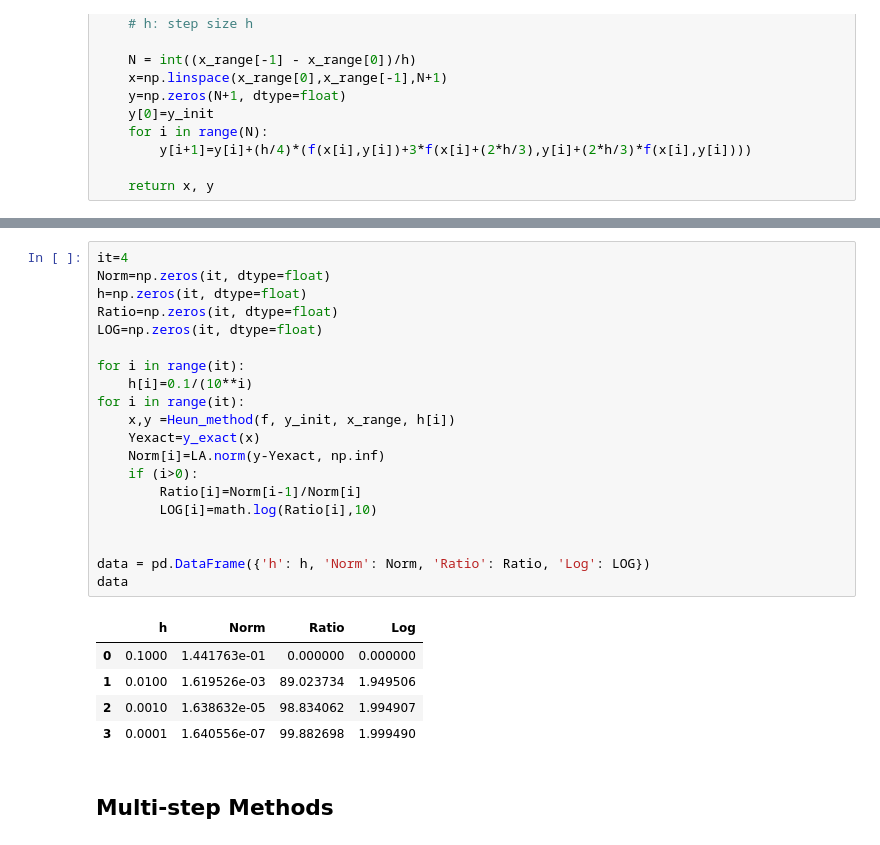
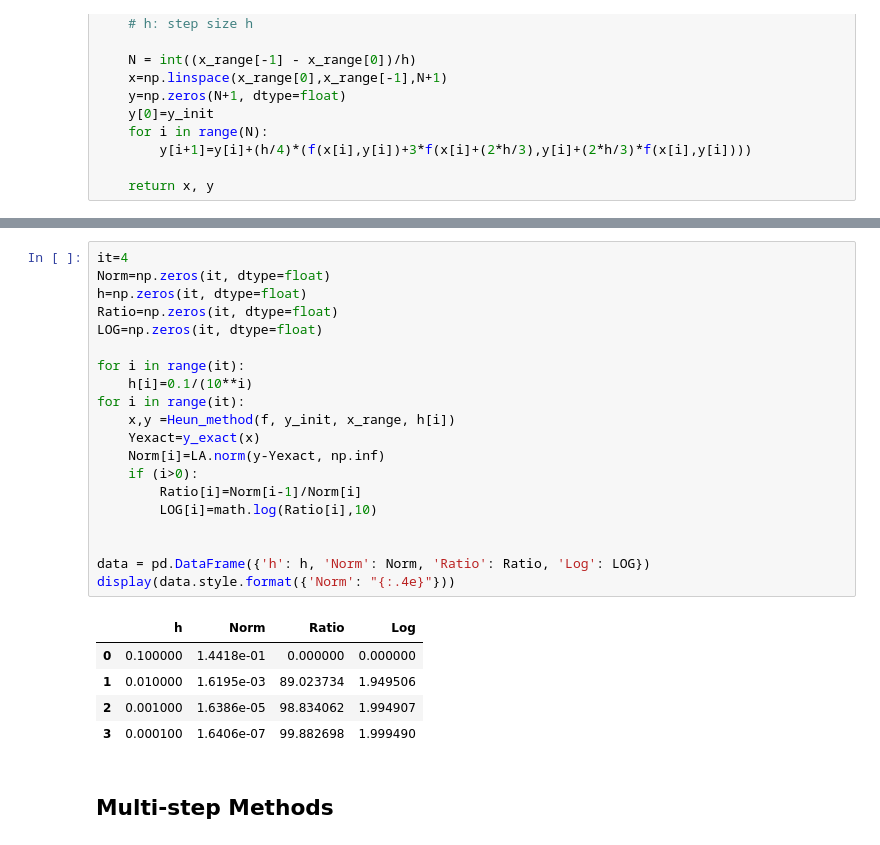
Before and after one commit to HatefDastour/Notes, a Jupyter notebook: Numerical_Analysis/Numerical_Solution_of_ODEs.ipynb, the cells around one changed output, grey strips where cells are left out. Cells and saved outputs as stored; diff of their text form.

```diff
--- a/Numerical_Analysis/Numerical_Solution_of_ODEs.ipynb
+++ b/Numerical_Analysis/Numerical_Solution_of_ODEs.ipynb
@@ -317,29 +335,29 @@ Figs(x, y, Yexact)
 # %%
 it=4
 Norm=np.zeros(it, dtype=float)
 h=np.zeros(it, dtype=float)
 Ratio=np.zeros(it, dtype=float)
 LOG=np.zeros(it, dtype=float)
 
 for i in range(it):
     h[i]=0.1/(10**i)
 for i in range(it):
     x,y =Heun_method(f, y_init, x_range, h[i])
     Yexact=y_exact(x)
     Norm[i]=LA.norm(y-Yexact, np.inf)
     if (i>0):
         Ratio[i]=Norm[i-1]/Norm[i]
         LOG[i]=math.log(Ratio[i],10)
 
 
 data = pd.DataFrame({'h': h, 'Norm': Norm, 'Ratio': Ratio, 'Log': LOG})
-data
+display(data.style.format({'Norm': "{:.4e}"}))
 # %% [output]
 |  | h | Norm | Ratio | Log |
-| 0 | 0.1000 | 1.441763e-01 | 0.000000 | 0.000000 |
-| 1 | 0.0100 | 1.619526e-03 | 89.023734 | 1.949506 |
-| 2 | 0.0010 | 1.638632e-05 | 98.834062 | 1.994907 |
-| 3 | 0.0001 | 1.640556e-07 | 99.882698 | 1.999490 |
+| 0 | 0.100000 | 1.4418e-01 | 0.000000 | 0.000000 |
+| 1 | 0.010000 | 1.6195e-03 | 89.023734 | 1.949506 |
+| 2 | 0.001000 | 1.6386e-05 | 98.834062 | 1.994907 |
+| 3 | 0.000100 | 1.6406e-07 | 99.882698 | 1.999490 |
 # %% [markdown]
 ## Multi-step Methods
 # %% [markdown]
```
Also changed, not shown: parts of 24 cells of this notebook, 3 other files.
